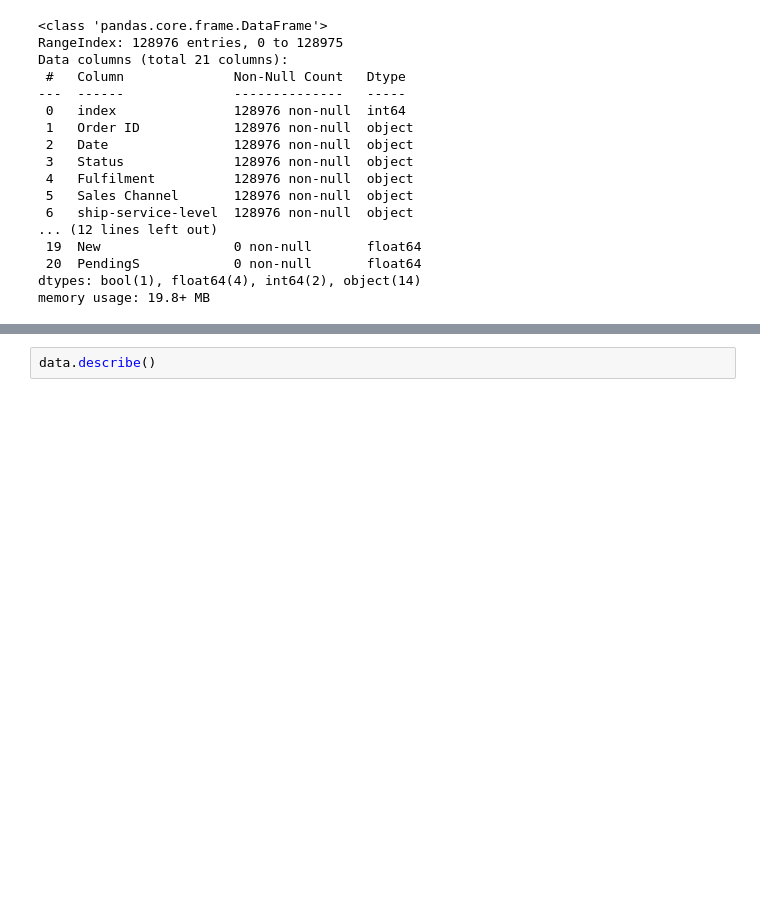
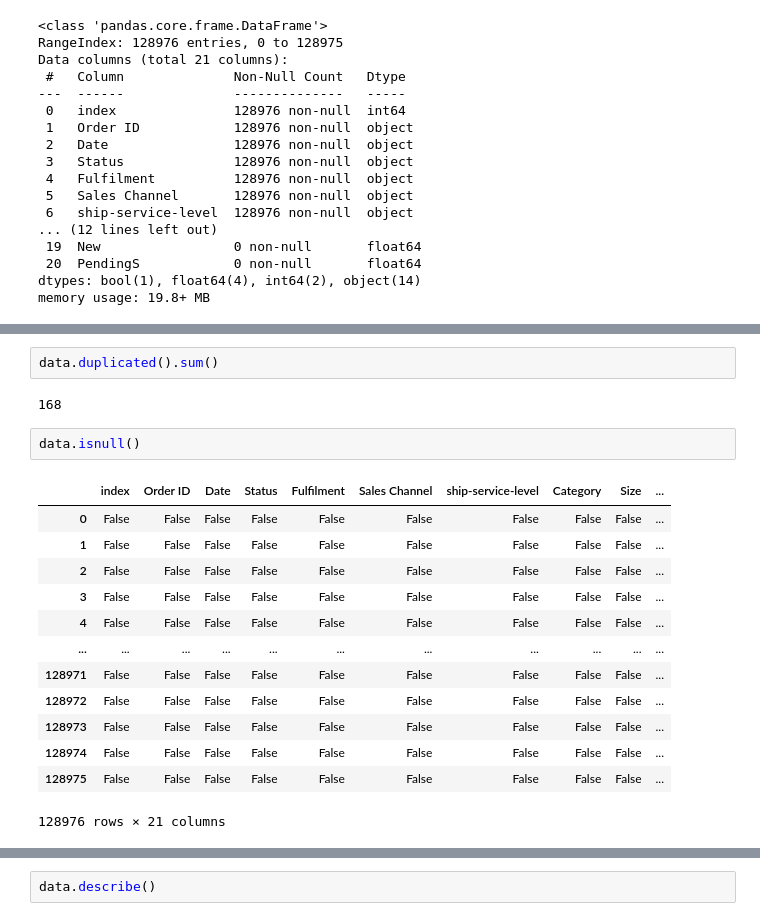
Before and after one commit to NavyasriAmalapurapu/Navyasri, a Jupyter notebook: E_commerce_dataset.ipynb, the cells around one changed output, grey strips where cells are left out. Saved outputs shown, nothing was run; the diff lists cells and outputs as text; blank space fills up the shorter version.

```diff
--- a/E_commerce_dataset.ipynb
+++ b/E_commerce_dataset.ipynb
@@ -61,0 +79,20 @@ memory usage: 19.8+ MB
+# %%
+data.duplicated().sum()
+# %% [output]
+168
+# %%
+data.isnull()
+# %% [output]
+|  | index | Order ID | Date | Status | Fulfilment | Sales Channel | ship-service-level | Category | Size | ... |
+| 0 | False | False | False | False | False | False | False | False | False | ... |
+| 1 | False | False | False | False | False | False | False | False | False | ... |
+| 2 | False | False | False | False | False | False | False | False | False | ... |
+| 3 | False | False | False | False | False | False | False | False | False | ... |
+| 4 | False | False | False | False | False | False | False | False | False | ... |
+| ... | ... | ... | ... | ... | ... | ... | ... | ... | ... | ... |
+| 128971 | False | False | False | False | False | False | False | False | False | ... |
+| 128972 | False | False | False | False | False | False | False | False | False | ... |
+| 128973 | False | False | False | False | False | False | False | False | False | ... |
+| 128974 | False | False | False | False | False | False | False | False | False | ... |
+| 128975 | False | False | False | False | False | False | False | False | False | ... |
+128976 rows × 21 columns
```
Also changed, not shown: parts of 19 cells of this notebook.
